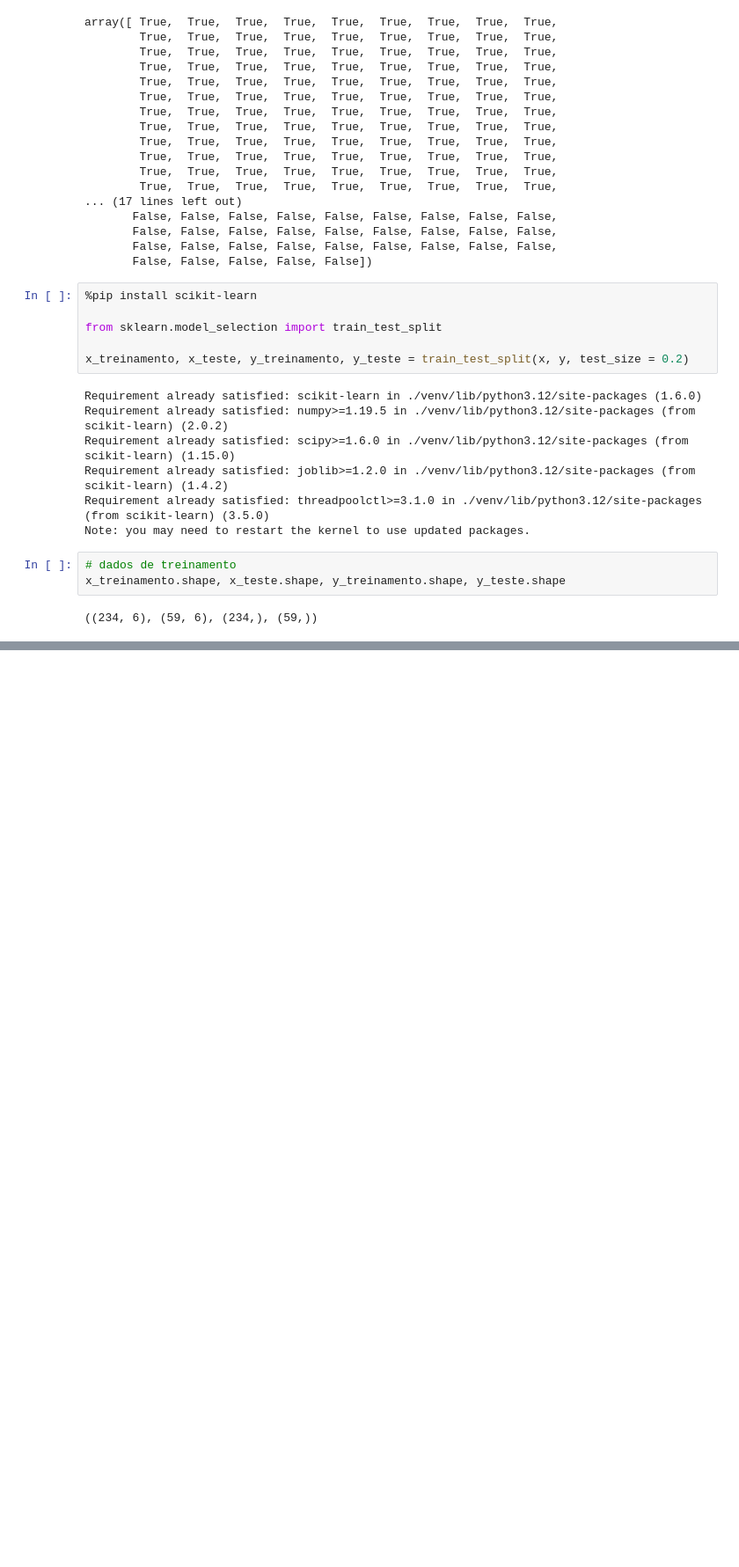
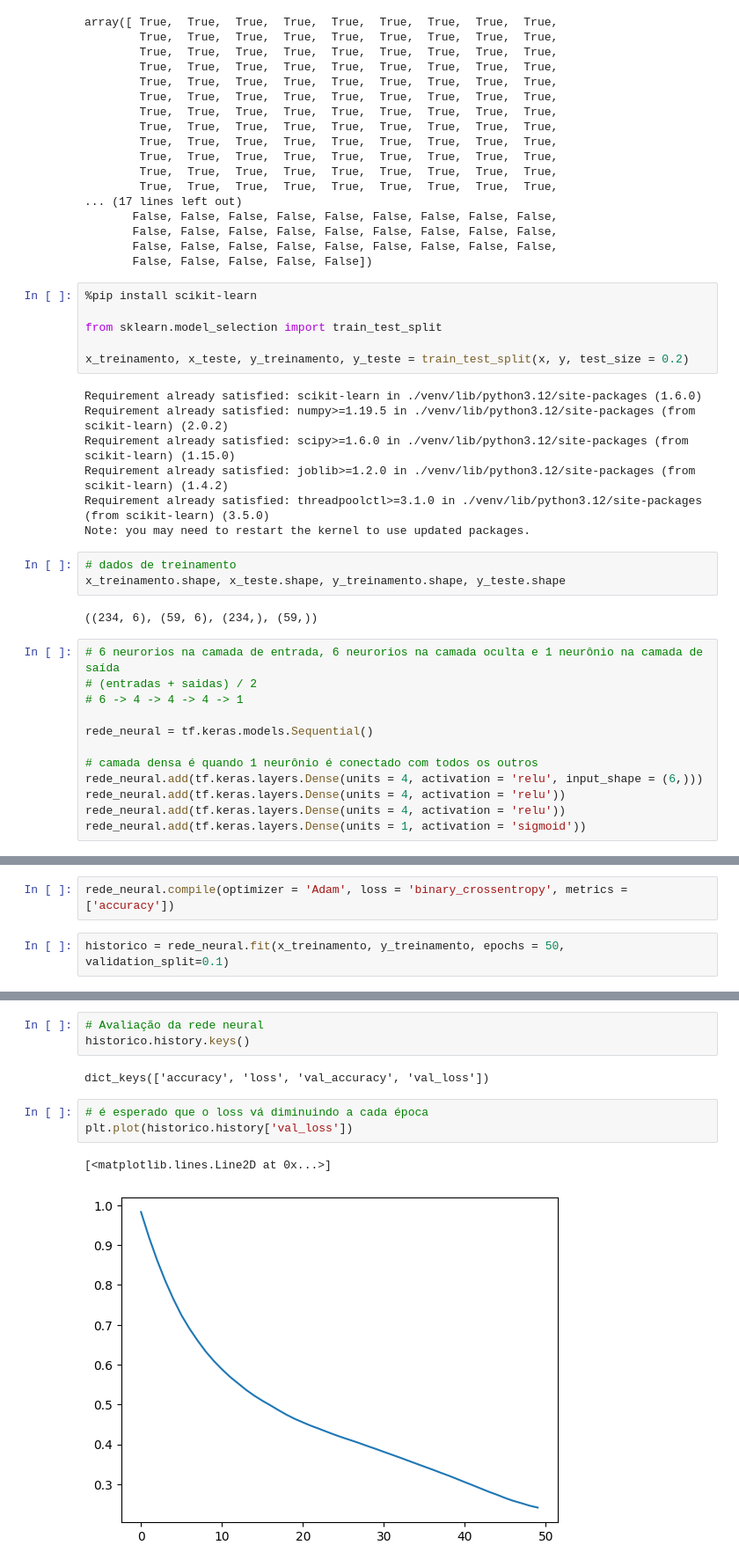
Before and after one commit to tiloreboucas/inteligencia-artificial-jupyter, a Jupyter notebook: rede-neural-tensorflow-personagens.ipynb, the cells around one changed output, grey strips where cells are left out. Shown at 88% size. Cells and saved outputs as stored; diff of their text form; blank space fills up the shorter version.

Commit message:
feat: rede neural

```diff
--- a/rede-neural-tensorflow-personagens.ipynb
+++ b/rede-neural-tensorflow-personagens.ipynb
@@ -150,3 +150,15 @@ Note: you may need to restart the kernel to use updated packages.
 x_treinamento.shape, x_teste.shape, y_treinamento.shape, y_teste.shape
 # %% [output]
 ((234, 6), (59, 6), (234,), (59,))
+# %%
+# 6 neurorios na camada de entrada, 6 neurorios na camada oculta e 1 neurônio na camada de saída
+# (entradas + saidas) / 2
+# 6 -> 4 -> 4 -> 4 -> 1
+
+rede_neural = tf.keras.models.Sequential()
+
+# camada densa é quando 1 neurônio é conectado com todos os outros
+rede_neural.add(tf.keras.layers.Dense(units = 4, activation = 'relu', input_shape = (6,)))
+rede_neural.add(tf.keras.layers.Dense(units = 4, activation = 'relu'))
+rede_neural.add(tf.keras.layers.Dense(units = 4, activation = 'relu'))
+rede_neural.add(tf.keras.layers.Dense(units = 1, activation = 'sigmoid'))
@@ -152,0 +183,4 @@ x_treinamento.shape, x_teste.shape, y_treinamento.shape, y_teste.shape
+# %%
+rede_neural.compile(optimizer = 'Adam', loss = 'binary_crossentropy', metrics = ['accuracy'])
+# %%
+historico = rede_neural.fit(x_treinamento, y_treinamento, epochs = 50, validation_split=0.1)
@@ -152,0 +205,11 @@ x_treinamento.shape, x_teste.shape, y_treinamento.shape, y_teste.shape
+# %%
+# Avaliação da rede neural
+historico.history.keys()
+# %% [output]
+dict_keys(['accuracy', 'loss', 'val_accuracy', 'val_loss'])
+# %%
+# é esperado que o loss vá diminuindo a cada época
+plt.plot(historico.history['val_loss'])
+# %% [output]
+[<matplotlib.lines.Line2D at 0x...>]
+[figure, added]
```
Also changed, not shown: parts of 9 cells of this notebook.
